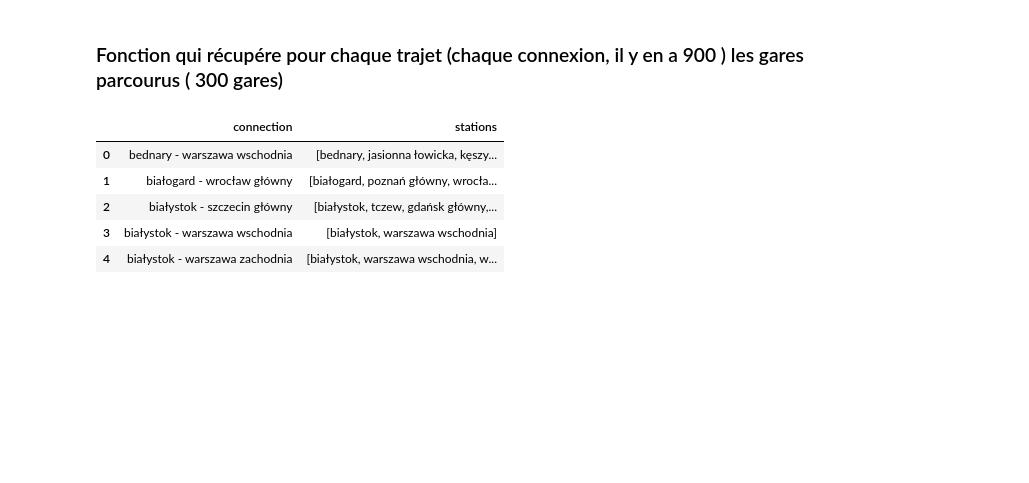
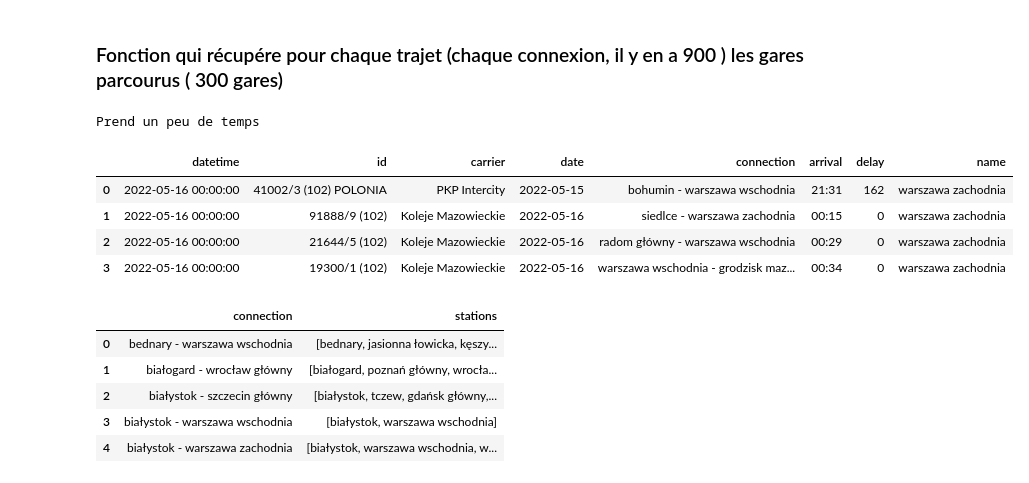
Before and after one commit to runpaul/Polish-train-delay, a Jupyter notebook: Graph_gps_pologne_train.ipynb, the cells around one changed output. Drawn from its saved outputs; the diff is of its cells as text; code cells hidden in the pictures; blank space fills up the shorter version.

```diff
--- a/Graph_gps_pologne_train.ipynb
+++ b/Graph_gps_pologne_train.ipynb
@@ -36,18 +38,31 @@ gdf.reset_index().explore()
 # %% [markdown]
 ### Fonction qui récupére pour chaque trajet (chaque connexion, il y en a 900 ) les gares parcourus ( 300 gares)
 # %%
-def fonction_parser(df):
-    df=df.sort_values("arrival")
-    liste_stations=[df.loc[:,"connection"].iloc[0].split(" - ")[0]]
-    liste_stations=liste_stations+list(df.loc[:,"name"].drop_duplicates())
+def fonction_parser(df_arg):
+    df_arg=df_arg.sort_values("arrival")
+    liste_stations=[df_arg.loc[:,"connection"].iloc[0].split(" - ")[0]]
+    liste_stations=liste_stations+list(df_arg.loc[:,"name"].drop_duplicates())
 
-    name_last=df.loc[:,"connection"].iloc[0].split(" - ")[1]
+    name_last=df_arg.loc[:,"connection"].iloc[0].split(" - ")[1]
     if name_last not in liste_stations:
         liste_stations.append(name_last)
 
     return pd.Series({"stations": liste_stations})
 
-data=pd.read_csv("delays.csv")
-data.loc[:, "name"]=data.loc[:, "name"].apply(lambda x:x.lower())
-data.loc[:, "connection"]=data.loc[:, "connection"].apply(lambda x:x.lower())
+
+
+print("Prend un peu de temps")
+df_delays=pd.read_csv("delays.csv")
+df_delays.loc[:, "name"]=df_delays.loc[:, "name"].apply(lambda x:x.lower())
+df_delays.loc[:, "connection"]=df_delays.loc[:, "connection"].apply(lambda x:x.lower())
+df_delays.loc[:, "delay"] = df_delays.loc[:, "delay"].str.extract('(\d+)').astype('int32')
+#df_delays.loc[:, "datetime"] = pd.to_datetime(df_delays.loc[:, "datetime"], format="%Y-%m-%d %H:%M:%S")
+df_delays.head(4)
+# %% [output]
+Prend un peu de temps
+|  | datetime | id | carrier | date | connection | arrival | delay | name |
+| 0 | 2022-05-16 00:00:00 | 41002/3 (102) POLONIA | PKP Intercity | 2022-05-15 | bohumin - warszawa wschodnia | 21:31 | 162 | warszawa zachodnia |
+| 1 | 2022-05-16 00:00:00 | 91888/9 (102) | Koleje Mazowieckie | 2022-05-16 | siedlce - warszawa zachodnia | 00:15 | 0 | warszawa zachodnia |
+| 2 | 2022-05-16 00:00:00 | 21644/5 (102) | Koleje Mazowieckie | 2022-05-16 | radom główny - warszawa wschodnia | 00:29 | 0 | warszawa zachodnia |
+| 3 | 2022-05-16 00:00:00 | 19300/1 (102) | Koleje Mazowieckie | 2022-05-16 | warszawa wschodnia - grodzisk maz... | 00:34 | 0 | warszawa zachodnia |
 # %%
```
Also changed, not shown: parts of 12 cells of this notebook.
